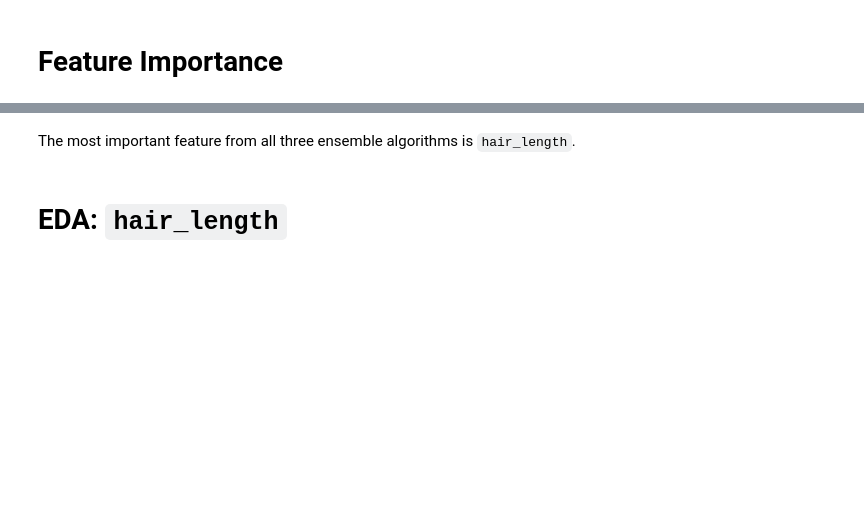
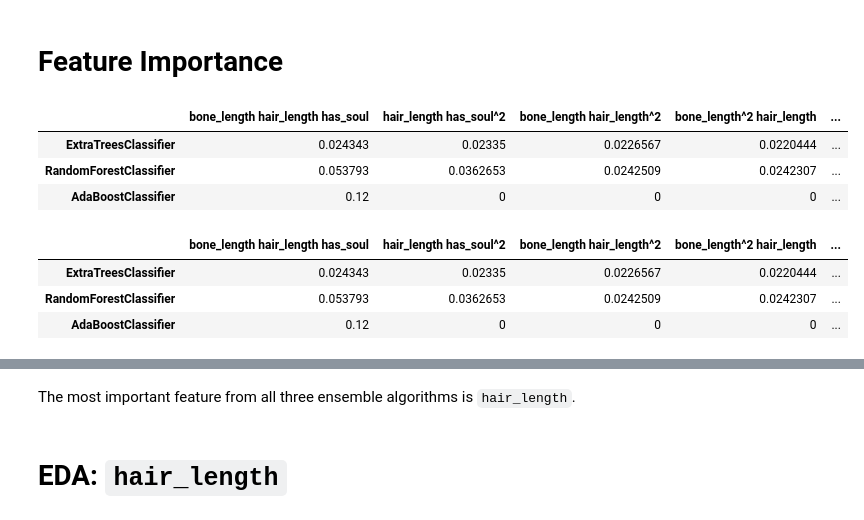
Before and after one commit to it176131/Ghouls-Goblins-and-Ghosts...-Boo-, a Jupyter notebook: Ghouls, Goblins, and Ghosts... Boo!.ipynb, the cells around one changed output, grey strips where cells are left out. Drawn from its saved outputs; the diff is of its cells as text; code cells hidden in the pictures; blank space fills up the shorter version.

```diff
--- a/Ghouls, Goblins, and Ghosts... Boo!.ipynb
+++ b/Ghouls, Goblins, and Ghosts... Boo!.ipynb
@@ -92,0 +185,6 @@ train.head()
+# %%
+# flag if observation is < mean hair_length - 1 std
+train['hair_length_lt1std'] = train.hair_length < (train.hair_length.mean() - train.hair_length.std())
+
+# flag if observation is > mean hair_length + 1 std
+train['hair_length_gt1std'] = train.hair_length > (train.hair_length.mean() + train.hair_length.std())
@@ -113,24 +302,34 @@ X_r = rscaler.fit_transform(X)
 # %%
 fi = {}
 
 for k,v in ensembles.items():
     fi[k] = v.fit(X_, y).feature_importances_
 
-fi = pd.DataFrame.from_dict(fi, orient='index', columns=X.columns)
+fi = pd.DataFrame.from_dict(fi, orient='index', columns=X_.columns)
 
 fi.sort_values(fi.columns.tolist(), ascending=False, inplace=True)
 fi.sort_values(fi.index.tolist(), axis=1, ascending=False, inplace=True)
 
 fi.style.highlight_max(axis=1)
+# %% [output]
+|  | bone_length hair_length has_soul | hair_length has_soul^2 | bone_length hair_length^2 | bone_length^2 hair_length | ... |
+| ExtraTreesClassifier | 0.024343 | 0.02335 | 0.0226567 | 0.0220444 | ... |
+| RandomForestClassifier | 0.053793 | 0.0362653 | 0.0242509 | 0.0242307 | ... |
+| AdaBoostClassifier | 0.12 | 0 | 0 | 0 | ... |
 # %%
 fi = {}
 
 for k,v in ensembles.items():
     fi[k] = v.fit(X_r, y).feature_importances_
 
-fi = pd.DataFrame.from_dict(fi, orient='index', columns=X.columns)
+fi = pd.DataFrame.from_dict(fi, orient='index', columns=X_r.columns)
 
 fi.sort_values(fi.columns.tolist(), ascending=False, inplace=True)
 fi.sort_values(fi.index.tolist(), axis=1, ascending=False, inplace=True)
 
 fi.style.highlight_max(axis=1)
+# %% [output]
+|  | bone_length hair_length has_soul | hair_length has_soul^2 | bone_length hair_length^2 | bone_length^2 hair_length | ... |
+| ExtraTreesClassifier | 0.024343 | 0.02335 | 0.0226567 | 0.0220444 | ... |
+| RandomForestClassifier | 0.053793 | 0.0362653 | 0.0242509 | 0.0242307 | ... |
+| AdaBoostClassifier | 0.12 | 0 | 0 | 0 | ... |
```
Also changed, not shown: parts of 42 cells of this notebook.
